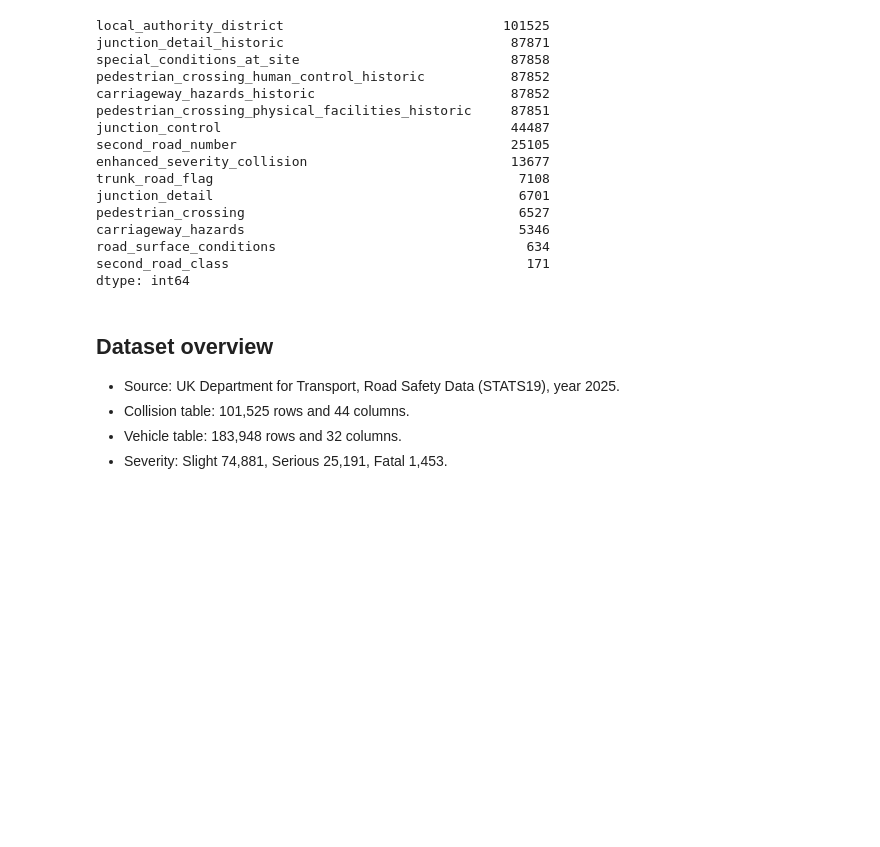
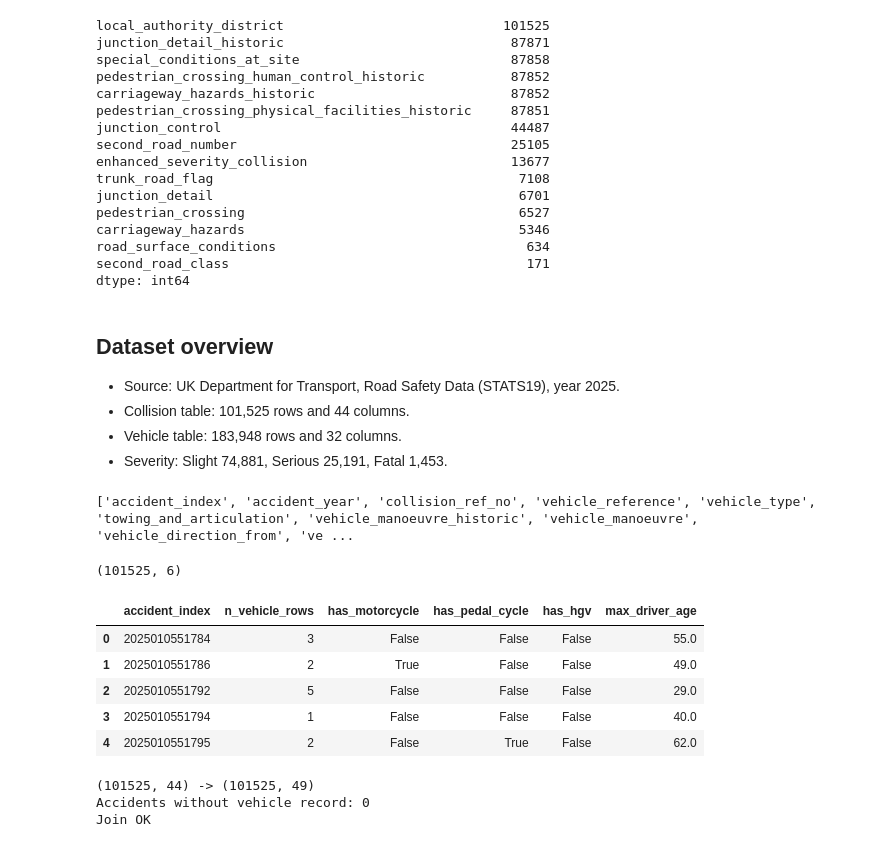
Before and after one commit to oSaio/traffic-accident-patterns, a Jupyter notebook: notebooks/01_data_prep.ipynb, the cells around one changed output. Saved outputs shown, nothing was run; the diff lists cells and outputs as text; code cells hidden in the pictures; blank space fills up the shorter version.

```diff
--- a/notebooks/01_data_prep.ipynb
+++ b/notebooks/01_data_prep.ipynb
@@ -96,3 +96,45 @@ dtype: int64
 - Collision table: 101,525 rows and 44 columns.
 - Vehicle table: 183,948 rows and 32 columns.
 - Severity: Slight 74,881, Serious 25,191, Fatal 1,453.
+# %%
+print(list(veh.columns))
+# %% [output]
+['accident_index', 'accident_year', 'collision_ref_no', 'vehicle_reference', 'vehicle_type', 'towing_and_articulation', 'vehicle_manoeuvre_historic', 'vehicle_manoeuvre', 'vehicle_direction_from', 've ...
+# %%
+veh_summary = veh.groupby('accident_index').agg(
+    n_vehicle_rows=('vehicle_reference', 'count'),
+    has_motorcycle=('vehicle_type', lambda s: s.isin([2, 3, 4, 5, 23, 97]).any()),
+    has_pedal_cycle=('vehicle_type', lambda s: (s == 1).any()),
+    has_hgv=('vehicle_type', lambda s: s.isin([19, 20, 21]).any()),
+    max_driver_age=('age_of_driver', lambda s: s[s > 0].max()),
+).reset_index()
+
+print(veh_summary.shape)
+veh_summary.head()
+# %% [output]
+(101525, 6)
+|  | accident_index | n_vehicle_rows | has_motorcycle | has_pedal_cycle | has_hgv | max_driver_age |
+| 0 | 2025010551784 | 3 | False | False | False | 55.0 |
+| 1 | 2025010551786 | 2 | True | False | False | 49.0 |
+| 2 | 2025010551792 | 5 | False | False | False | 29.0 |
+| 3 | 2025010551794 | 1 | False | False | False | 40.0 |
+| 4 | 2025010551795 | 2 | False | True | False | 62.0 |
+# %%
+m = col.merge(veh_summary, on='accident_index', how='left', validate='one_to_one')
+
+print(col.shape, '->', m.shape)
+print('Accidents without vehicle record:', m['n_vehicle_rows'].isna().sum())
+assert len(m) == len(col)
+assert m['accident_index'].is_unique
+print('Join OK')
+
+# start the cleaning log (we fill it in the next steps)
+log = []
+def add_log(step, before, after, reason):
+    log.append({'step': step, 'rows_before': before, 'rows_after': after,
+                'rows_removed': before - after, 'reason': reason})
+add_log('Join collision + vehicle summary', len(col), len(m), 'One row per accident, no duplicates')
+# %% [output]
+(101525, 44) -> (101525, 49)
+Accidents without vehicle record: 0
+Join OK
```
Also changed, not shown: parts of 7 cells of this notebook, 4 other files.
